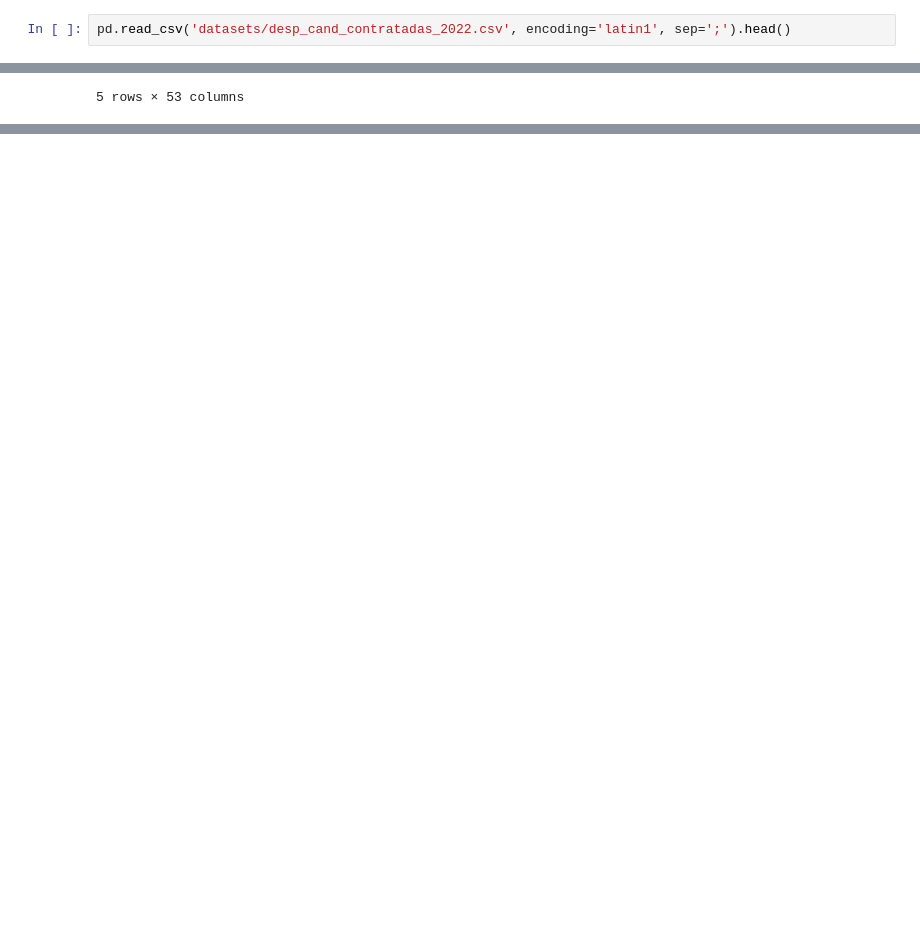
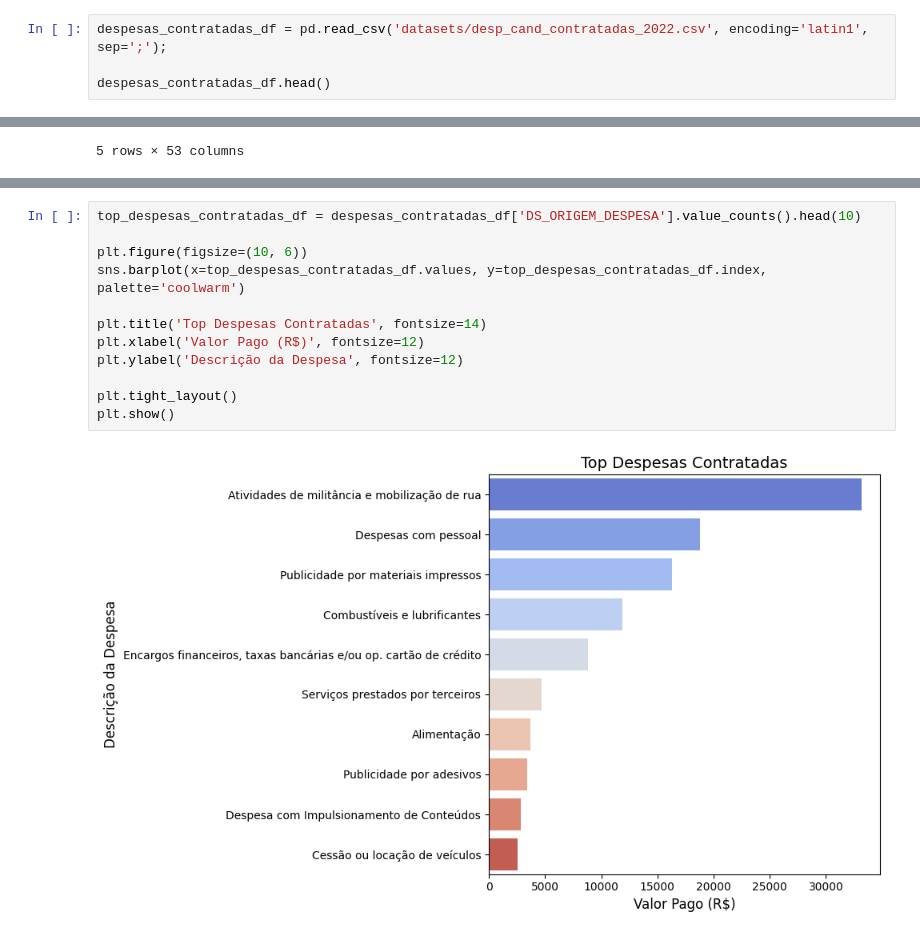
Before and after one commit to LeonardoBerlatto/data-processing-tse-study, a Jupyter notebook: notebook.ipynb, the cells around one changed output, grey strips where cells are left out. Cells and saved outputs as stored; diff of their text form; blank space fills up the shorter version.

Commit message:
adicionando graficos relacionados a despesas

```diff
--- a/notebook.ipynb
+++ b/notebook.ipynb
@@ -67,7 +69,9 @@ CANDIDATOS_FEATURES = [
 # %% [markdown]
 ### Despesas Candidatos
 # %%
-pd.read_csv('datasets/desp_cand_contratadas_2022.csv', encoding='latin1', sep=';').head()
+despesas_contratadas_df = pd.read_csv('datasets/desp_cand_contratadas_2022.csv', encoding='latin1', sep=';');
+
+despesas_contratadas_df.head()
 # %% [output]
 |  | DT_GERACAO | HH_GERACAO | ANO_ELEICAO | CD_TIPO_ELEICAO | NM_TIPO_ELEICAO | CD_ELEICAO | DS_ELEICAO | ... |
 | 0 | 25/09/2024 | 02:02:29 | 2022 | 2 | Ordinária | 546 | Eleições Gerais Estaduais 2022 | ... |
@@ -79 +103,15 @@ pd.read_csv('datasets/desp_cand_contratadas_2022.csv', encoding='latin1', sep=';
+# %%
+top_despesas_contratadas_df = despesas_contratadas_df['DS_ORIGEM_DESPESA'].value_counts().head(10)
+
+plt.figure(figsize=(10, 6))
+sns.barplot(x=top_despesas_contratadas_df.values, y=top_despesas_contratadas_df.index, palette='coolwarm')
+
+plt.title('Top Despesas Contratadas', fontsize=14)
+plt.xlabel('Valor Pago (R$)', fontsize=12)
+plt.ylabel('Descrição da Despesa', fontsize=12)
+
+plt.tight_layout()
+plt.show()
+# %% [output]
+[figure, added]
 # %%
```
Also changed, not shown: parts of 6 cells of this notebook.
